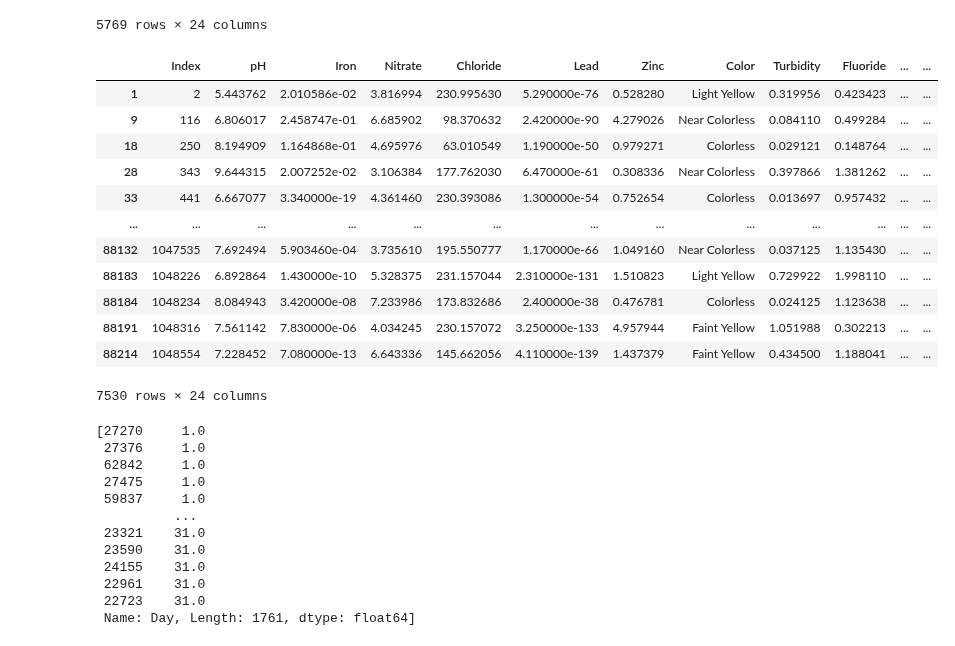
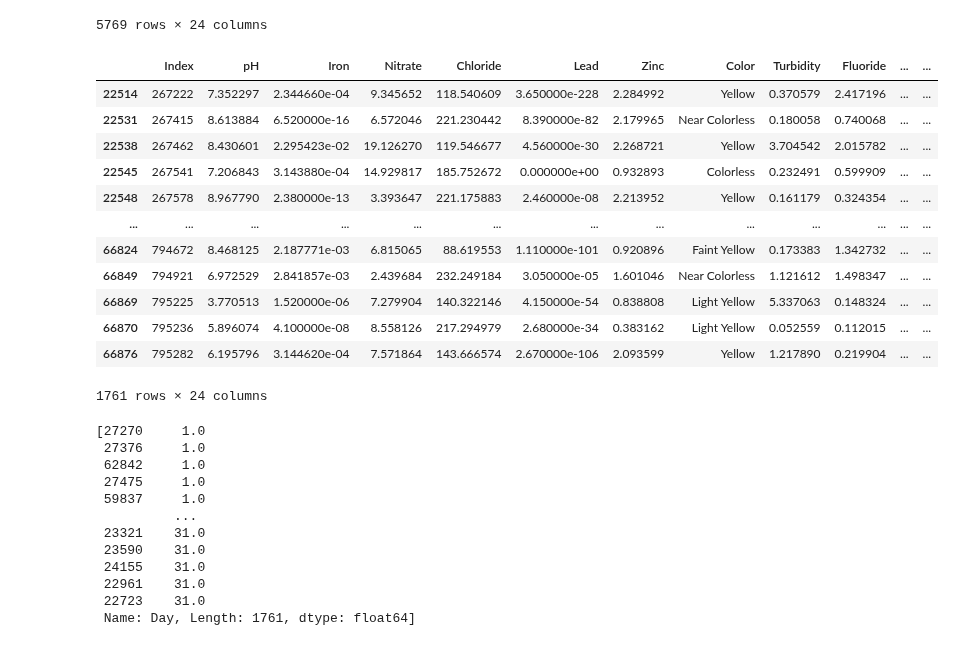
Before and after one commit to chantharith-NY/water-quality-prediction, a Jupyter notebook: notebooks/data cleaning/data_cleaning_January.ipynb, the cells around one changed output. Cells and saved outputs as stored; diff of their text form; code cells hidden in the pictures.

```diff
--- a/notebooks/data cleaning/data_cleaning_January.ipynb
+++ b/notebooks/data cleaning/data_cleaning_January.ipynb
@@ -199,22 +199,22 @@ river_data[river_data["Target"]==0]
 5769 rows × 24 columns
 # %%
 river_data_ph1=river_data[river_data["Target"]==1]
-# %%
-river_data
-# %% [output]
-|  | Index | pH | Iron | Nitrate | Chloride | Lead | Zinc | Color | Turbidity | Fluoride | ... | ... |
-| 1 | 2 | 5.443762 | 2.010586e-02 | 3.816994 | 230.995630 | 5.290000e-76 | 0.528280 | Light Yellow | 0.319956 | 0.423423 | ... | ... |
-| 9 | 116 | 6.806017 | 2.458747e-01 | 6.685902 | 98.370632 | 2.420000e-90 | 4.279026 | Near Colorless | 0.084110 | 0.499284 | ... | ... |
-| 18 | 250 | 8.194909 | 1.164868e-01 | 4.695976 | 63.010549 | 1.190000e-50 | 0.979271 | Colorless | 0.029121 | 0.148764 | ... | ... |
-| 28 | 343 | 9.644315 | 2.007252e-02 | 3.106384 | 177.762030 | 6.470000e-61 | 0.308336 | Near Colorless | 0.397866 | 1.381262 | ... | ... |
-| 33 | 441 | 6.667077 | 3.340000e-19 | 4.361460 | 230.393086 | 1.300000e-54 | 0.752654 | Colorless | 0.013697 | 0.957432 | ... | ... |
-| ... | ... | ... | ... | ... | ... | ... | ... | ... | ... | ... | ... | ... |
-| 88132 | 1047535 | 7.692494 | 5.903460e-04 | 3.735610 | 195.550777 | 1.170000e-66 | 1.049160 | Near Colorless | 0.037125 | 1.135430 | ... | ... |
-| 88183 | 1048226 | 6.892864 | 1.430000e-10 | 5.328375 | 231.157044 | 2.310000e-131 | 1.510823 | Light Yellow | 0.729922 | 1.998110 | ... | ... |
-| 88184 | 1048234 | 8.084943 | 3.420000e-08 | 7.233986 | 173.832686 | 2.400000e-38 | 0.476781 | Colorless | 0.024125 | 1.123638 | ... | ... |
-| 88191 | 1048316 | 7.561142 | 7.830000e-06 | 4.034245 | 230.157072 | 3.250000e-133 | 4.957944 | Faint Yellow | 1.051988 | 0.302213 | ... | ... |
-| 88214 | 1048554 | 7.228452 | 7.080000e-13 | 6.643336 | 145.662056 | 4.110000e-139 | 1.437379 | Faint Yellow | 0.434500 | 1.188041 | ... | ... |
-7530 rows × 24 columns
+# %%
+river_data_ph1
+# %% [output]
+|  | Index | pH | Iron | Nitrate | Chloride | Lead | Zinc | Color | Turbidity | Fluoride | ... | ... |
+| 22514 | 267222 | 7.352297 | 2.344660e-04 | 9.345652 | 118.540609 | 3.650000e-228 | 2.284992 | Yellow | 0.370579 | 2.417196 | ... | ... |
+| 22531 | 267415 | 8.613884 | 6.520000e-16 | 6.572046 | 221.230442 | 8.390000e-82 | 2.179965 | Near Colorless | 0.180058 | 0.740068 | ... | ... |
+| 22538 | 267462 | 8.430601 | 2.295423e-02 | 19.126270 | 119.546677 | 4.560000e-30 | 2.268721 | Yellow | 3.704542 | 2.015782 | ... | ... |
+| 22545 | 267541 | 7.206843 | 3.143880e-04 | 14.929817 | 185.752672 | 0.000000e+00 | 0.932893 | Colorless | 0.232491 | 0.599909 | ... | ... |
+| 22548 | 267578 | 8.967790 | 2.380000e-13 | 3.393647 | 221.175883 | 2.460000e-08 | 2.213952 | Yellow | 0.161179 | 0.324354 | ... | ... |
+| ... | ... | ... | ... | ... | ... | ... | ... | ... | ... | ... | ... | ... |
+| 66824 | 794672 | 8.468125 | 2.187771e-03 | 6.815065 | 88.619553 | 1.110000e-101 | 0.920896 | Faint Yellow | 0.173383 | 1.342732 | ... | ... |
+| 66849 | 794921 | 6.972529 | 2.841857e-03 | 2.439684 | 232.249184 | 3.050000e-05 | 1.601046 | Near Colorless | 1.121612 | 1.498347 | ... | ... |
+| 66869 | 795225 | 3.770513 | 1.520000e-06 | 7.279904 | 140.322146 | 4.150000e-54 | 0.838808 | Light Yellow | 5.337063 | 0.148324 | ... | ... |
+| 66870 | 795236 | 5.896074 | 4.100000e-08 | 8.558126 | 217.294979 | 2.680000e-34 | 0.383162 | Light Yellow | 0.052559 | 0.112015 | ... | ... |
+| 66876 | 795282 | 6.195796 | 3.144620e-04 | 7.571864 | 143.666574 | 2.670000e-106 | 2.093599 | Yellow | 1.217890 | 0.219904 | ... | ... |
+1761 rows × 24 columns
 # %%
 sort_day=[river_data_ph1["Day"].sort_values()]
 # %%
```
Also changed, not shown: 1 other file.
